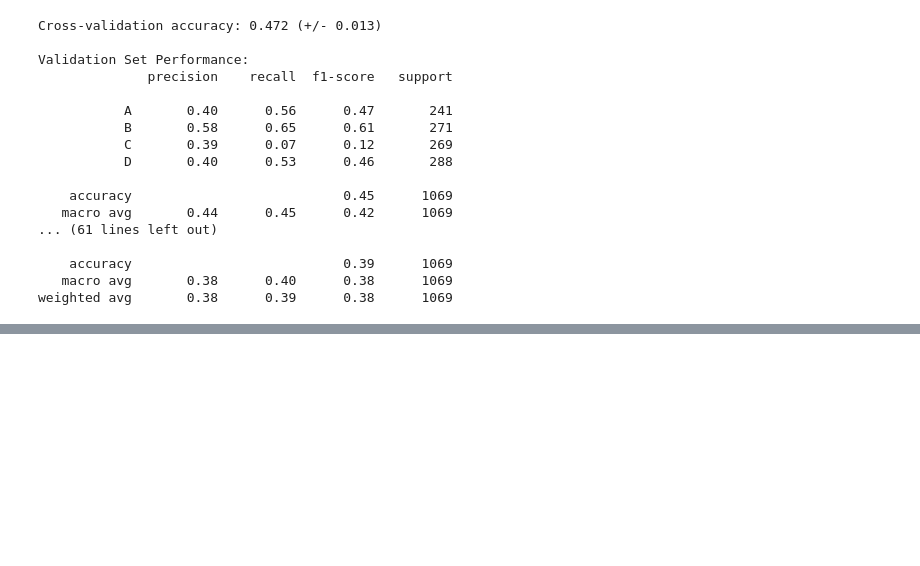
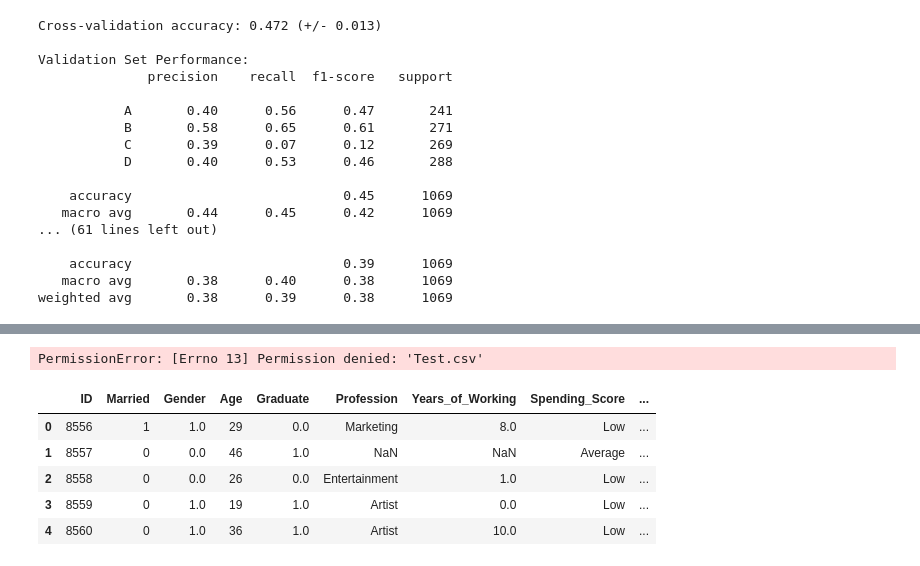
Before and after one commit to Annabeth123456/data_mining_A2, a Jupyter notebook: p2.ipynb, the cells around one changed output, grey strips where cells are left out. Saved outputs shown, nothing was run; the diff lists cells and outputs as text; code cells hidden in the pictures; blank space fills up the shorter version.

```diff
--- a/p2.ipynb
+++ b/p2.ipynb
@@ -399,0 +506,31 @@ weighted avg       0.38      0.39      0.38      1069
+# %%
+# Read the test file
+test_df = pd.read_csv('Test.csv')
+
+# Fill the 'Class(Target)' column with predictions
+test_df['Class(Target)'] = test_predictions
+
+# Save the updated test file
+test_df.to_csv('Test.csv', index=False)
+
+# Display the first few rows to verify
+test_df.head()
+# %% [output]
+PermissionError: [Errno 13] Permission denied: 'Test.csv'
+# %%
+# Instead of overwriting Test.csv, save to a new file
+test_df = pd.read_csv('Test.csv')
+test_df['Class(Target)'] = test_predictions
+
+# Save to a new file with predictions
+test_df.to_csv('Test_with_predictions.csv', index=False)
+
+# Display the first few rows to verify
+test_df.head()
+# %% [output]
+|  | ID | Married | Gender | Age | Graduate | Profession | Years_of_Working | Spending_Score | ... |
+| 0 | 8556 | 1 | 1.0 | 29 | 0.0 | Marketing | 8.0 | Low | ... |
+| 1 | 8557 | 0 | 0.0 | 46 | 1.0 | NaN | NaN | Average | ... |
+| 2 | 8558 | 0 | 0.0 | 26 | 0.0 | Entertainment | 1.0 | Low | ... |
+| 3 | 8559 | 0 | 1.0 | 19 | 1.0 | Artist | 0.0 | Low | ... |
+| 4 | 8560 | 0 | 1.0 | 36 | 1.0 | Artist | 10.0 | Low | ... |
```
Also changed, not shown: parts of 4 cells of this notebook.
